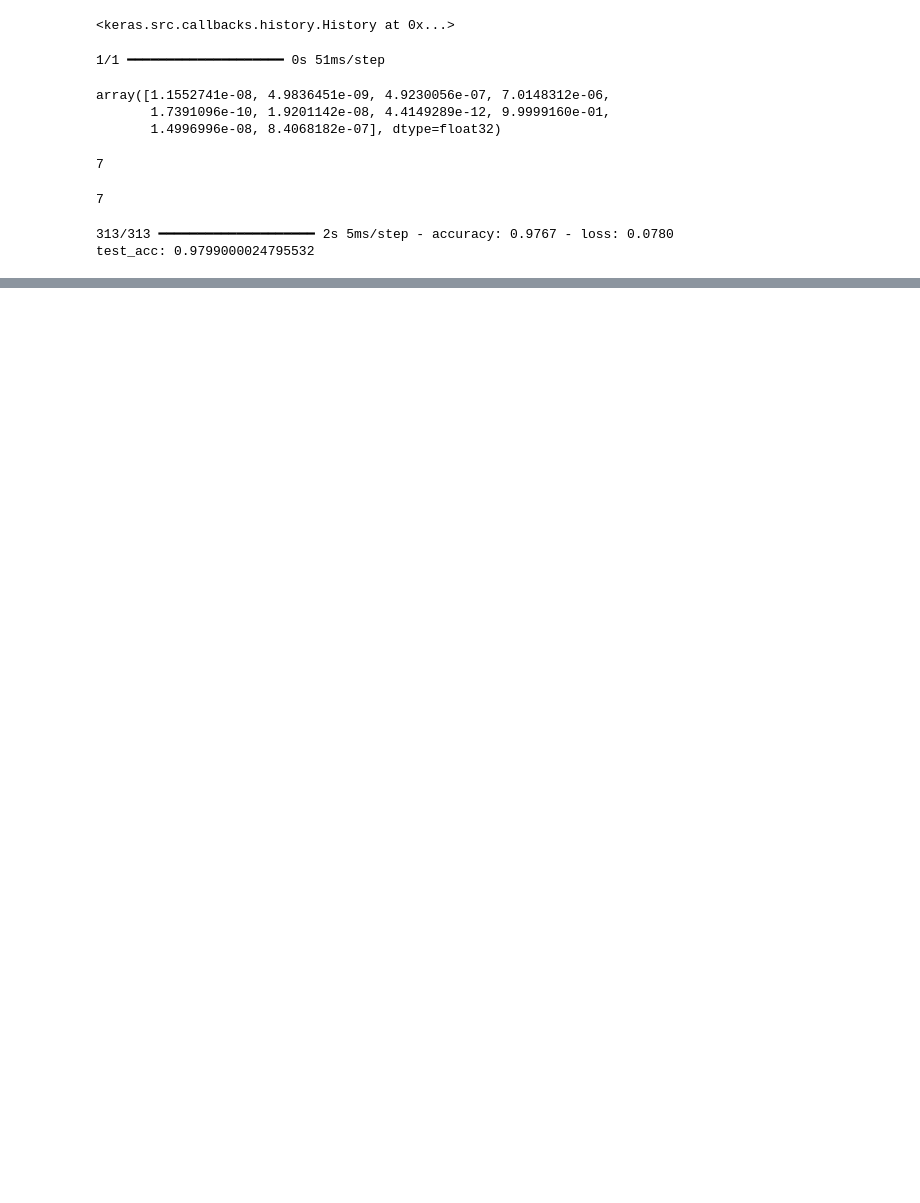
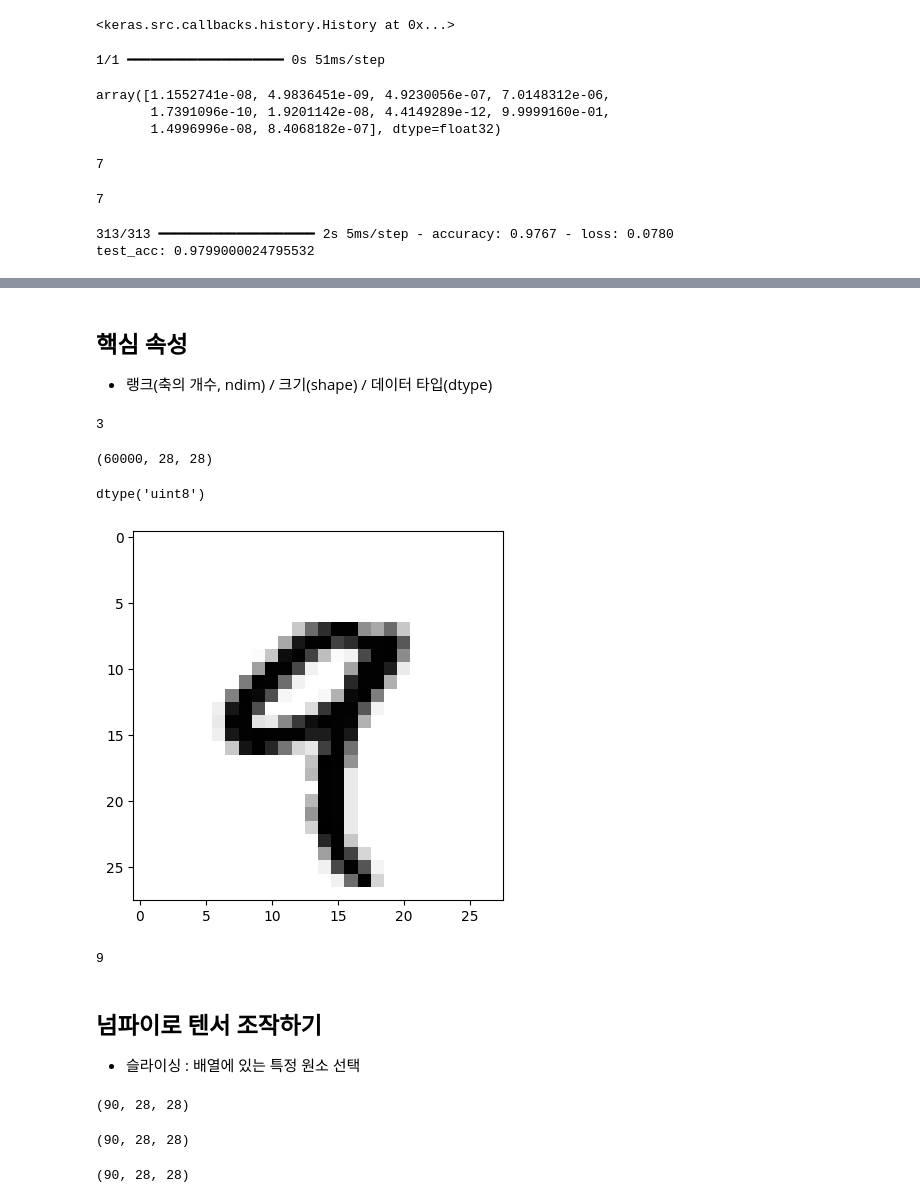
Before and after one commit to JiwonDu/DA-learning-course, a Jupyter notebook: DeepLearning/2_퍼셉트론의_표현.ipynb, the cells around one changed output, grey strips where cells are left out. Saved outputs shown, nothing was run; the diff lists cells and outputs as text; code cells hidden in the pictures; blank space fills up the shorter version.

```diff
--- a/DeepLearning/2_퍼셉트론의_표현.ipynb
+++ b/DeepLearning/2_퍼셉트론의_표현.ipynb
@@ -179,0 +253,49 @@ test_acc: 0.9799000024795532
+# %% [markdown]
+## 핵심 속성
+
+- 랭크(축의 개수, ndim) / 크기(shape) / 데이터 타입(dtype)
+# %%
+from tensorflow.keras.datasets import mnist
+(train_images, train_labels), (test_images, test_labels) = mnist.load_data()
+# %%
+train_images.ndim
+# %% [output]
+3
+# %%
+train_images.shape
+# %% [output]
+(60000, 28, 28)
+# %%
+train_images.dtype
+# %% [output]
+dtype('uint8')
+# %%
+import matplotlib.pyplot as plt
+digit = train_images[4]
+plt.imshow(digit, cmap=plt.cm.binary)
+plt.show()
+# %% [output]
+[figure, added]
+# %%
+train_labels[4]
+# %% [output]
+9
+# %% [markdown]
+## 넘파이로 텐서 조작하기
+
+- 슬라이싱 : 배열에 있는 특정 원소 선택
+# %%
+my_slice = train_images[10:100]
+my_slice.shape
+# %% [output]
+(90, 28, 28)
+# %%
+my_slice = train_images[10:100, :, :]
+my_slice.shape
+# %% [output]
+(90, 28, 28)
+# %%
+my_slice = train_images[10:100, 0:28, 0:28]
+my_slice.shape
+# %% [output]
+(90, 28, 28)
```
Also changed, not shown: parts of 50 cells of this notebook.
